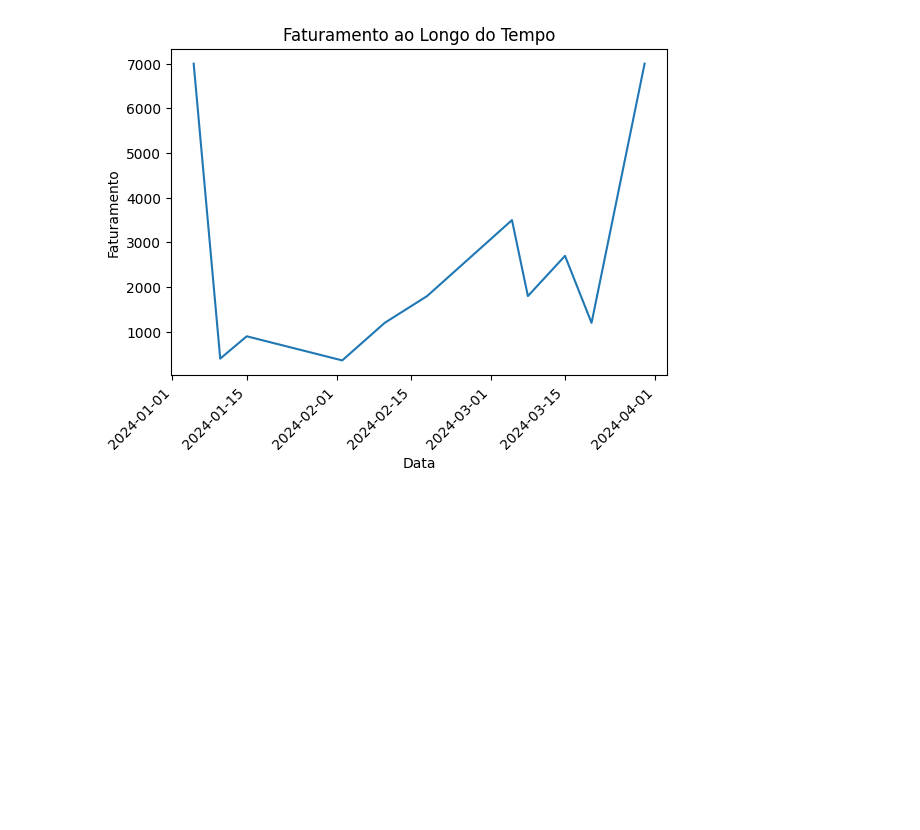
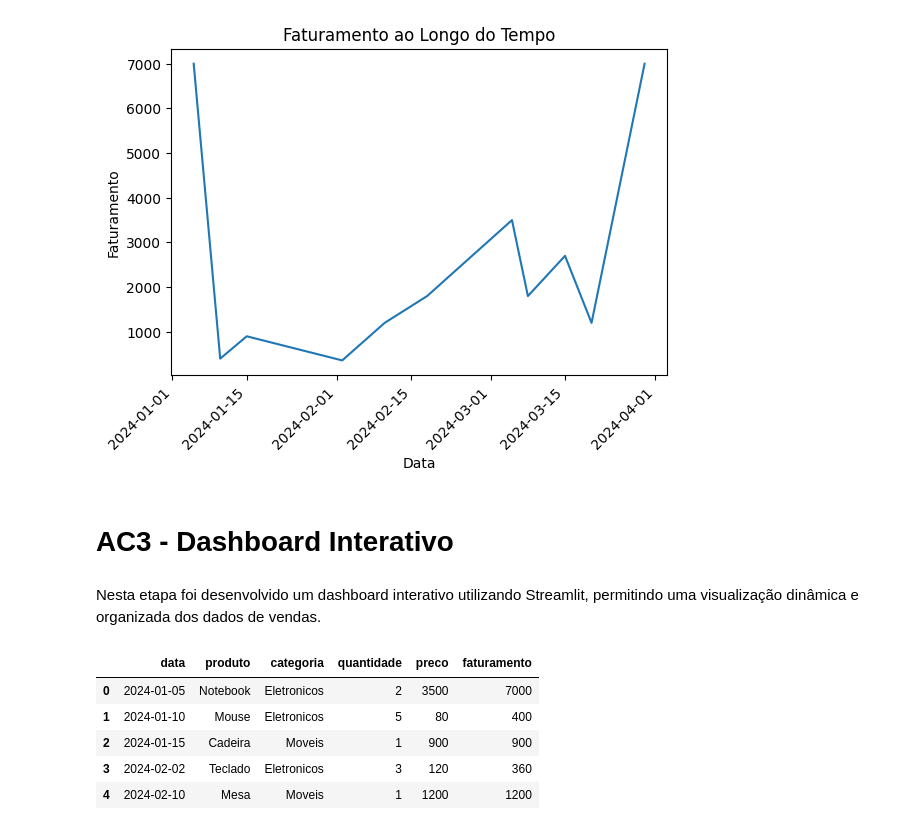
Before and after one commit to vitorlofreta/Repository-name-projeto-analise-vendas, a Jupyter notebook: analise_vendas.ipynb, the cells around one changed output. Cells and saved outputs as stored; diff of their text form; code cells hidden in the pictures; blank space fills up the shorter version.

```diff
--- a/analise_vendas.ipynb
+++ b/analise_vendas.ipynb
@@ -98,3 +98,16 @@ plt.xticks(rotation=45)
 plt.show()
 # %% [output]
 [figure]
+# %% [markdown]
+# AC3 - Dashboard Interativo
+# %% [markdown]
+Nesta etapa foi desenvolvido um dashboard interativo utilizando Streamlit, permitindo uma visualização dinâmica e organizada dos dados de vendas.
+# %%
+df.head()
+# %% [output]
+|  | data | produto | categoria | quantidade | preco | faturamento |
+| 0 | 2024-01-05 | Notebook | Eletronicos | 2 | 3500 | 7000 |
+| 1 | 2024-01-10 | Mouse | Eletronicos | 5 | 80 | 400 |
+| 2 | 2024-01-15 | Cadeira | Moveis | 1 | 900 | 900 |
+| 3 | 2024-02-02 | Teclado | Eletronicos | 3 | 120 | 360 |
+| 4 | 2024-02-10 | Mesa | Moveis | 1 | 1200 | 1200 |
```
Also changed, not shown: parts of 2 cells of this notebook, 2 other files.
